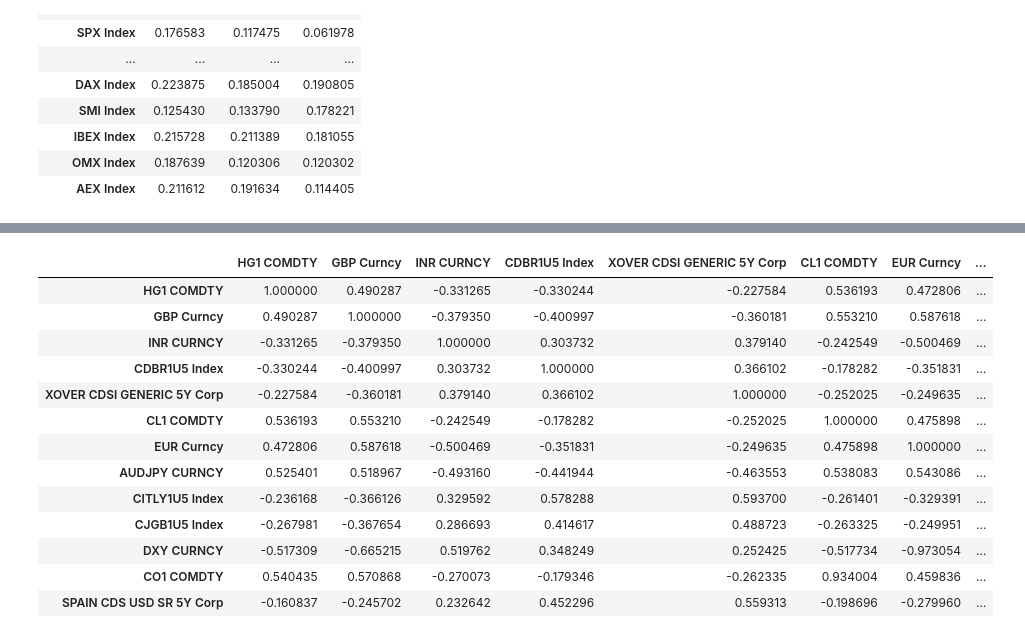
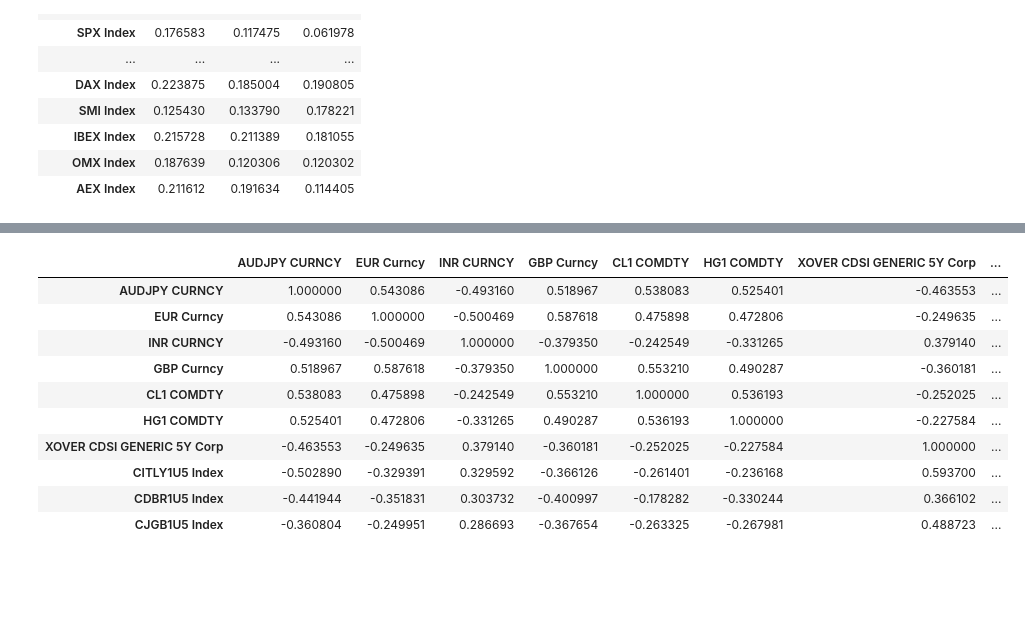
Before and after one commit to johncky/QFNtools, a Jupyter notebook: 2. Factor Analysis on Global Equity Indices using PCA.ipynb, the cells around one changed output, grey strips where cells are left out. Drawn from its saved outputs; the diff is of its cells as text; code cells hidden in the pictures; blank space fills up the shorter version.

```diff
--- a/2. Factor Analysis on Global Equity Indices using PCA.ipynb
+++ b/2. Factor Analysis on Global Equity Indices using PCA.ipynb
@@ -59,11 +59,14 @@ pca_loadings_df
 | OMX Index | 0.187639 | 0.120306 | 0.120302 |
 | AEX Index | 0.211612 | 0.191634 | 0.114405 |
 # %%
-# eigen portfolios
-pca_port_df = pd.DataFrame(np.dot(equity, (pca_loadings_df/pca_loadings_df.sum()).to_numpy()),index=equity.index, columns=['PC{}'.format(i+1) for i in range(reqPC)])
+# eigen portfolios cumulative return since start
+pca_cum_port_df = pd.DataFrame(np.dot((1+equity_return).cumprod()-1, (pca_loadings_df/pca_loadings_df.sum()).to_numpy()),index=equity_return.index, columns=['PC{}'.format(i+1) for i in range(reqPC)])
 
 # change starting value to 1
-pca_port_df = pca_port_df/pca_port_df.iloc[0, :]
+pca_cum_port_df = pca_cum_port_df/pca_cum_port_df.iloc[0, :]
 
-pca_port_df.plot()
+pca_cum_port_df.plot()
+
+# Constant rebalance to maintain weight
+pca_port_df = pd.DataFrame(np.dot(equity_return, (pca_loadings_df/pca_loadings_df.sum()).to_numpy()),index=equity_return.index, columns=['PC{}'.format(i+1) for i in range(reqPC)])
 # %% [output]
@@ -72,32 +74,46 @@ pca_port_df.plot()
 # %%
 ### This section is to find the most relevant factors (actual assets/indics) to represent the principal components (eigen portfolios)
 # the idea is that we believe there are real fundamental factors that are driving each Principal components.
 # For example, the first PC correspond to general global return, so it is driven by global economic growth
 # Second PC may correspond to contrast of developed markets vs emerging markets, and emerging markets are more affected by flow (reflected by currency indics)
 # So we want to reconcile the PC with those fundamental factors
 
 factors_list = set()
+flag=False
 for pca_i in range(pca_port_df.shape[1]):
     pca_port_i = pca_port_df.iloc[:, pca_i]
     for factor_i in range(factor_return.shape[1]):
         r, p = pearsonr(factor_return.iloc[:, factor_i], pca_port_i)
-        if abs(r) > reqCorr:
-            factors_list = factors_list.union({factor_return.columns[factor_i]})
+        if abs(r) >= reqCorr:
+            if not flag:
+                factors_list = factors_list.union({factor_i})
+                flag=True
+            else:
+                to_include = True
+                for factor_j in factors_list:
+                    if factor_i == factor_j:
+                        continue
+                    else:
+                        r, p = pearsonr(factor_return.iloc[:, factor_i], factor_return.iloc[:, factor_j])
+                        if abs(r) > reqFcorr:
+                            to_include = False
+                            break
+                if to_include:
+                    factors_list = factors_list.union({factor_i})
 
-selected_factors = factor_return[list(factors_list)]
+# Selected factors
+factors_list = list(factor_return.columns[list(factors_list)])
+selected_factors = factor_return[factors_list]
 selected_factors.corr()
 # %% [output]
-|  | HG1 COMDTY | GBP Curncy | INR CURNCY | CDBR1U5 Index | XOVER CDSI GENERIC 5Y Corp | CL1 COMDTY | EUR Curncy | ... |
-| HG1 COMDTY | 1.000000 | 0.490287 | -0.331265 | -0.330244 | -0.227584 | 0.536193 | 0.472806 | ... |
-| GBP Curncy | 0.490287 | 1.000000 | -0.379350 | -0.400997 | -0.360181 | 0.553210 | 0.587618 | ... |
-| INR CURNCY | -0.331265 | -0.379350 | 1.000000 | 0.303732 | 0.379140 | -0.242549 | -0.500469 | ... |
-| CDBR1U5 Index | -0.330244 | -0.400997 | 0.303732 | 1.000000 | 0.366102 | -0.178282 | -0.351831 | ... |
-| XOVER CDSI GENERIC 5Y Corp | -0.227584 | -0.360181 | 0.379140 | 0.366102 | 1.000000 | -0.252025 | -0.249635 | ... |
-| CL1 COMDTY | 0.536193 | 0.553210 | -0.242549 | -0.178282 | -0.252025 | 1.000000 | 0.475898 | ... |
-| EUR Curncy | 0.472806 | 0.587618 | -0.500469 | -0.351831 | -0.249635 | 0.475898 | 1.000000 | ... |
-| AUDJPY CURNCY | 0.525401 | 0.518967 | -0.493160 | -0.441944 | -0.463553 | 0.538083 | 0.543086 | ... |
-| CITLY1U5 Index | -0.236168 | -0.366126 | 0.329592 | 0.578288 | 0.593700 | -0.261401 | -0.329391 | ... |
-| CJGB1U5 Index | -0.267981 | -0.367654 | 0.286693 | 0.414617 | 0.488723 | -0.263325 | -0.249951 | ... |
-| DXY CURNCY | -0.517309 | -0.665215 | 0.519762 | 0.348249 | 0.252425 | -0.517734 | -0.973054 | ... |
-| CO1 COMDTY | 0.540435 | 0.570868 | -0.270073 | -0.179346 | -0.262335 | 0.934004 | 0.459836 | ... |
-| SPAIN CDS USD SR 5Y Corp | -0.160837 | -0.245702 | 0.232642 | 0.452296 | 0.559313 | -0.198696 | -0.279960 | ... |
+|  | AUDJPY CURNCY | EUR Curncy | INR CURNCY | GBP Curncy | CL1 COMDTY | HG1 COMDTY | XOVER CDSI GENERIC 5Y Corp | ... |
+| AUDJPY CURNCY | 1.000000 | 0.543086 | -0.493160 | 0.518967 | 0.538083 | 0.525401 | -0.463553 | ... |
+| EUR Curncy | 0.543086 | 1.000000 | -0.500469 | 0.587618 | 0.475898 | 0.472806 | -0.249635 | ... |
+| INR CURNCY | -0.493160 | -0.500469 | 1.000000 | -0.379350 | -0.242549 | -0.331265 | 0.379140 | ... |
+| GBP Curncy | 0.518967 | 0.587618 | -0.379350 | 1.000000 | 0.553210 | 0.490287 | -0.360181 | ... |
+| CL1 COMDTY | 0.538083 | 0.475898 | -0.242549 | 0.553210 | 1.000000 | 0.536193 | -0.252025 | ... |
+| HG1 COMDTY | 0.525401 | 0.472806 | -0.331265 | 0.490287 | 0.536193 | 1.000000 | -0.227584 | ... |
+| XOVER CDSI GENERIC 5Y Corp | -0.463553 | -0.249635 | 0.379140 | -0.360181 | -0.252025 | -0.227584 | 1.000000 | ... |
+| CITLY1U5 Index | -0.502890 | -0.329391 | 0.329592 | -0.366126 | -0.261401 | -0.236168 | 0.593700 | ... |
+| CDBR1U5 Index | -0.441944 | -0.351831 | 0.303732 | -0.400997 | -0.178282 | -0.330244 | 0.366102 | ... |
+| CJGB1U5 Index | -0.360804 | -0.249951 | 0.286693 | -0.367654 | -0.263325 | -0.267981 | 0.488723 | ... |
```
Also changed, not shown: parts of 4 cells of this notebook, 5 other files.
